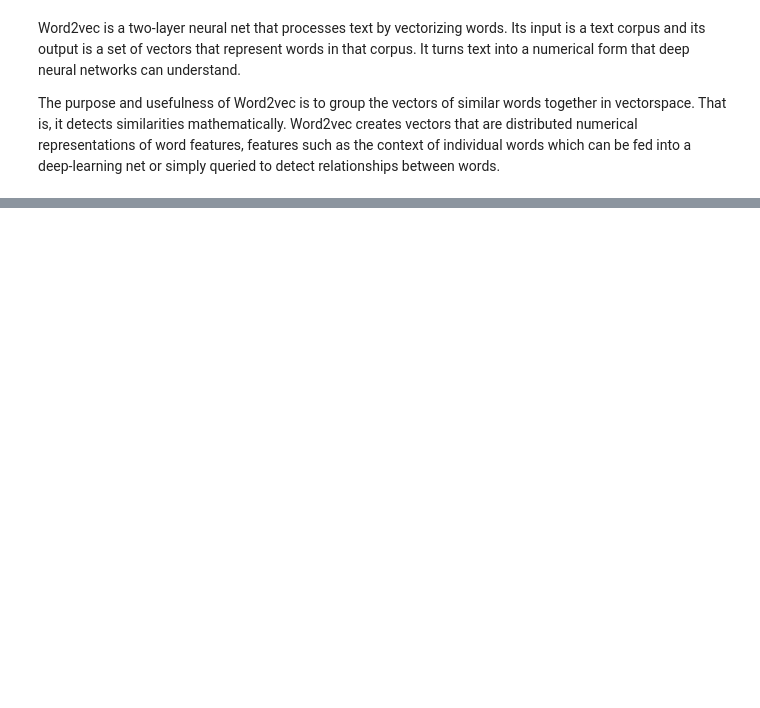
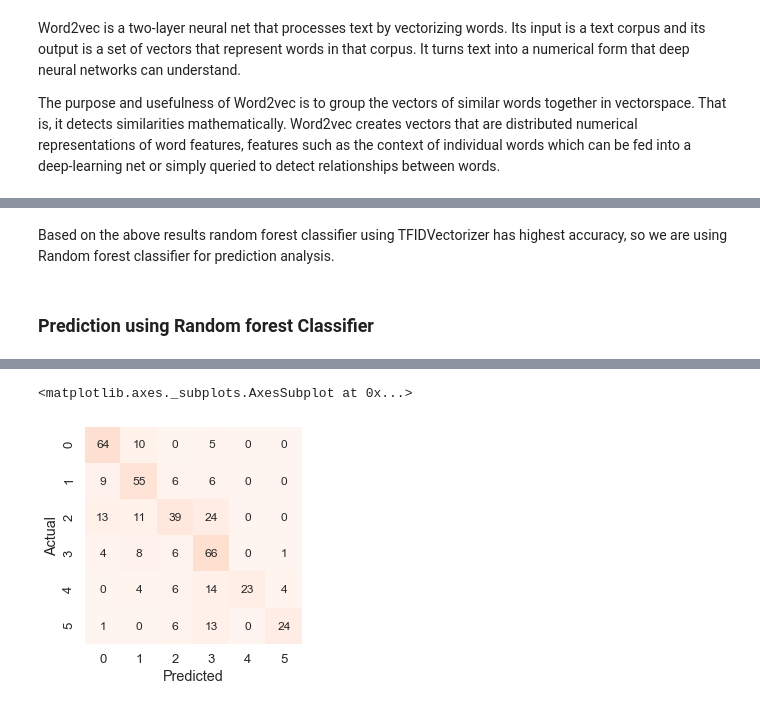
Before and after one commit to munipadmanabha-s7872/JobSalaryPrediction, a Jupyter notebook: Cleaning&Model_Codes/Cleaning&Model_Building.ipynb, the cells around one changed output, grey strips where cells are left out. Cells and saved outputs as stored; diff of their text form; code cells hidden in the pictures; blank space fills up the shorter version.

Commit message:
Prediction analysis using RandomForest

```diff
--- a/Cleaning&Model_Codes/Cleaning&Model_Building.ipynb
+++ b/Cleaning&Model_Codes/Cleaning&Model_Building.ipynb
@@ -171,12 +194,30 @@ tfidf_vectorizer=TfidfVectorizer(stop_words='english', max_df=0.7)
 tfidf_train=tfidf_vectorizer.fit_transform(X_train)
 tfidf_test=tfidf_vectorizer.transform(X_test)
 
-#Initialize a PassiveAggressiveClassifier
+#Prediction and accuracy calculation using PassiveAggressiveClassifier
 pac=PassiveAggressiveClassifier(max_iter=50)
 pac.fit(tfidf_train,Y_train)
-
 #Predict on the test set and calculate accuracy
 y_pred=pac.predict(tfidf_test)
-score=accuracy_score(Y_test,y_pred)
+score=accuracy_score(y_pred,Y_test)
 print(f'Accuracy: {round(score*100,2)}%')
+
+#Prediction and accuracy calculation using Randomforest
+rfc=RandomForestClassifier(n_estimators=5000, criterion='entropy', verbose=True, n_jobs=3)
+rfc.fit(tfidf_train,Y_train)
+y_pred=rfc.predict(tfidf_test)
+score=accuracy_score(y_pred,Y_test)
+print(f'Accuracy: {round(score*100,2)}%')
+
+#Prediction and accuracy calculation using XGBClassifier
+xgb= XGBClassifier(random_state=42)
+xgb.fit(tfidf_train, Y_train)
+y_pred = xgb.predict(tfidf_test)
+print(accuracy_score(Y_test, y_pred))
+
+# we can set the evaluation test and look at the validation results of all the gradient boosting
+eval_set=[(tfidf_test, Y_test)]
+xgb.fit(tfidf_train, Y_train, eval_set=eval_set, eval_metric='merror',verbose=True)
+y_pred = xgb.predict(tfidf_test)
+print(accuracy_score(Y_test, y_pred))
 # %% [output]
@@ -302,0 +345,18 @@ model score: 0.597
+# %% [markdown]
+Based on the above results random forest classifier using TFIDVectorizer has highest accuracy, so we are using Random forest classifier for prediction analysis.
+# %% [markdown]
+### Prediction using Random forest Classifier
+# %%
+rfc=RandomForestClassifier(n_estimators=5000, criterion='entropy', verbose=True, n_jobs=3)
+rfc.fit(tfidf_train,Y_train)
+y_pred=rfc.predict(tfidf_test)
+
+data = confusion_matrix(Y_test, y_pred)
+df_cm = pd.DataFrame(data, columns=np.unique(Y_test), index = np.unique(Y_test))
+df_cm.index.name = 'Actual'
+df_cm.columns.name = 'Predicted'
+plt.figure(figsize = (4,4))
+sns.set(font_scale=1.2)#for label size
+sns.heatmap(df_cm, annot=True,annot_kws={"size": 12}, cbar=False,
+          vmax=500, square=True, fmt="d", cmap="Reds")# font size
+# %% [output]
@@ -302,0 +380,2 @@ model score: 0.597
+<matplotlib.axes._subplots.AxesSubplot at 0x...>
+[figure, added]
```
Also changed, not shown: parts of 20 cells of this notebook.
